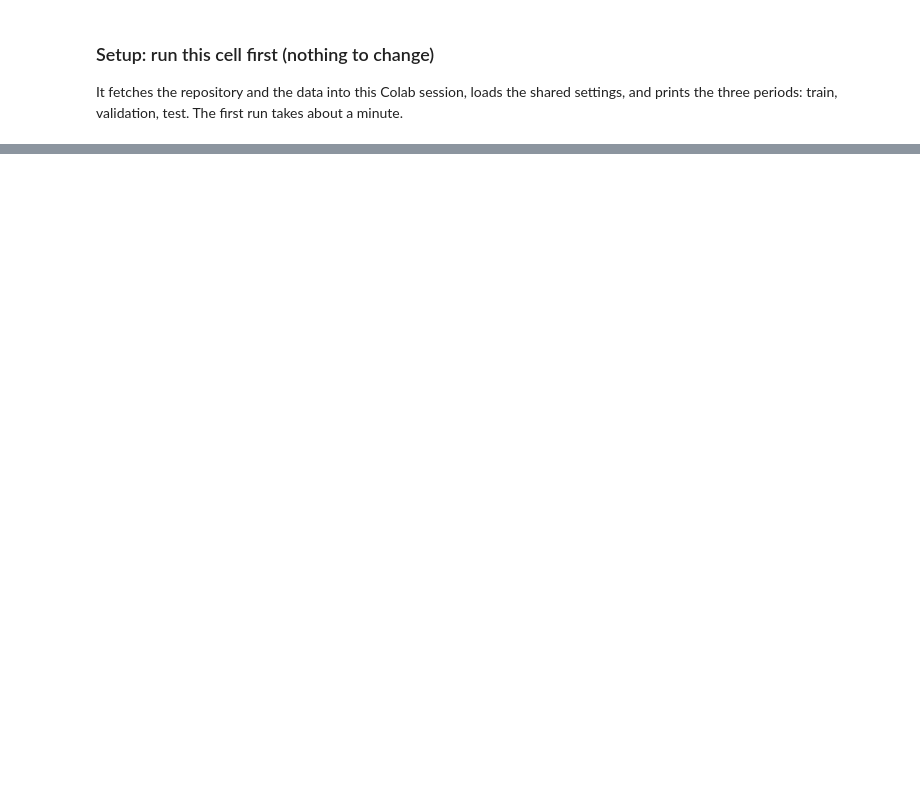
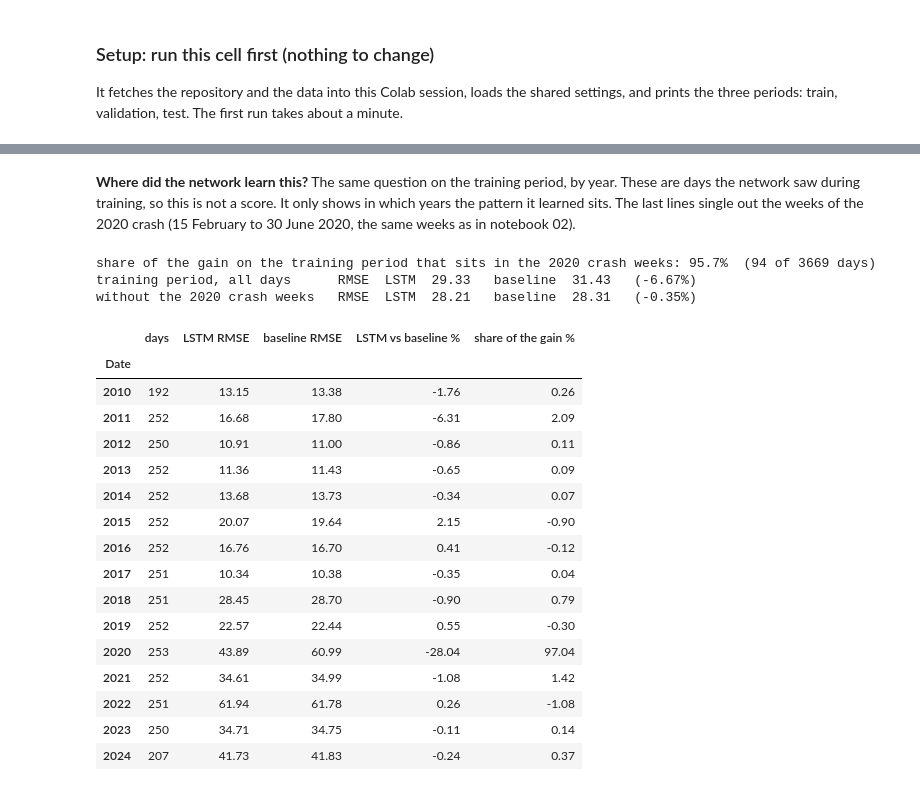
Before and after one commit to Makkaii7/sp500-forecasting, a Jupyter notebook: models/lstm.ipynb, the cells around one changed output, grey strips where cells are left out. Cells and saved outputs as stored; diff of their text form; code cells hidden in the pictures; blank space fills up the shorter version.

```diff
--- a/models/lstm.ipynb
+++ b/models/lstm.ipynb
@@ -186,0 +471,28 @@ _your text_
+# %%
+def by_period(pred_price, actual, baseline, freq):
+    # For each month ("M") or year ("Y"): RMSE of the LSTM and of the baseline, and the period's share of the total gain.
+    sq_l, sq_b = (actual - pred_price) ** 2, (actual - baseline) ** 2            # squared errors in index points
+    g = pd.DataFrame({"l": sq_l, "b": sq_b}).groupby(actual.index.to_period(freq))
+    out = pd.DataFrame({"days": g.size(), "LSTM RMSE": np.sqrt(g["l"].mean()), "baseline RMSE": np.sqrt(g["b"].mean())})
+    out["LSTM vs baseline %"] = (out["LSTM RMSE"] / out["baseline RMSE"] - 1) * 100
+    out["share of the gain %"] = (g["b"].sum() - g["l"].sum()) / (sq_b.sum() - sq_l.sum()) * 100
+    return out
+
+def vs_baseline(pred_return, days):
+    # RMSE of a forecast and of the baseline on the given validation days (index points), and the difference in %.
+    price = common.to_price(pred_return, df)
+    l, b = common.rmse(actual_val.loc[days], price.loc[days]), common.rmse(actual_val.loc[days], baseline_val.loc[days])
+    return l, b, (l / b - 1) * 100
+
+months = by_period(val_price, actual_val, baseline_val, "M")
+top_month = months["share of the gain %"].idxmax()                   # the month that earned the most
+in_top = val.index.to_period("M") == top_month
+other_days = val.index[~in_top]
+print(f"month with the largest share of the gain: {top_month}  ({months.loc[top_month, 'share of the gain %']:.1f}% of it, in {in_top.sum()} of {len(val)} days)")
+for name, days in [("all days", val.index), (f"{top_month} only", val.index[in_top]), (f"without {top_month}", other_days)]:
+    l, b, pct = vs_baseline(vp, days)
+    print(f"{name:18s} {len(days):3d} days   RMSE  LSTM {l:7.2f}   baseline {b:7.2f}   ({pct:+.2f}%)")
+gain_by_day = (actual_val - baseline_val) ** 2 - (actual_val - val_price) ** 2
+top5 = gain_by_day.sort_values(ascending=False).iloc[:5]
+print(f"the 5 days with the largest gain carry {top5.sum() / gain_by_day.sum() * 100:.0f}% of the total gain: " + ", ".join(str(d.date()) for d in sorted(top5.index)))
+months.round(2)
@@ -186,0 +571,39 @@ _your text_
+# %% [markdown]
+**Where did the network learn this?** The same question on the training period, by year. These are days
+the network saw during training, so this is not a score. It only shows in which years the pattern it
+learned sits. The last lines single out the weeks of the 2020 crash (15 February to 30 June 2020, the
+same weeks as in notebook 02).
+# %%
+train_pred = pd.Series(unscale(chosen["model"].predict(X_tr_b, verbose=0), chosen["scaler"]), index=train.index[best["window"]:])
+train_price = common.to_price(train_pred, df)
+actual_train = common.actual_price(train_pred.index, df)
+baseline_train = common.last_value_baseline(train_pred.index, df)
+years = by_period(train_price, actual_train, baseline_train, "Y")
+crash = (train_pred.index >= "2020-02-15") & (train_pred.index <= "2020-06-30")
+gain_train = (actual_train - baseline_train) ** 2 - (actual_train - train_price) ** 2
+print(f"share of the gain on the training period that sits in the 2020 crash weeks: {gain_train[crash].sum() / gain_train.sum() * 100:.1f}%  ({crash.sum()} of {len(crash)} days)")
+for name, days in [("training period, all days", train_pred.index), ("without the 2020 crash weeks", train_pred.index[~crash])]:
+    l, b = common.rmse(actual_train.loc[days], train_price.loc[days]), common.rmse(actual_train.loc[days], baseline_train.loc[days])
+    print(f"{name:30s} RMSE  LSTM {l:6.2f}   baseline {b:6.2f}   ({(l / b - 1) * 100:+.2f}%)")
+years.round(2)
+# %% [output]
+share of the gain on the training period that sits in the 2020 crash weeks: 95.7%  (94 of 3669 days)
+training period, all days      RMSE  LSTM  29.33   baseline  31.43   (-6.67%)
+without the 2020 crash weeks   RMSE  LSTM  28.21   baseline  28.31   (-0.35%)
+|  | days | LSTM RMSE | baseline RMSE | LSTM vs baseline % | share of the gain % |
+| Date |  |  |  |  |  |
+| 2010 | 192 | 13.15 | 13.38 | -1.76 | 0.26 |
+| 2011 | 252 | 16.68 | 17.80 | -6.31 | 2.09 |
+| 2012 | 250 | 10.91 | 11.00 | -0.86 | 0.11 |
+| 2013 | 252 | 11.36 | 11.43 | -0.65 | 0.09 |
+| 2014 | 252 | 13.68 | 13.73 | -0.34 | 0.07 |
+| 2015 | 252 | 20.07 | 19.64 | 2.15 | -0.90 |
+| 2016 | 252 | 16.76 | 16.70 | 0.41 | -0.12 |
+| 2017 | 251 | 10.34 | 10.38 | -0.35 | 0.04 |
+| 2018 | 251 | 28.45 | 28.70 | -0.90 | 0.79 |
+| 2019 | 252 | 22.57 | 22.44 | 0.55 | -0.30 |
+| 2020 | 253 | 43.89 | 60.99 | -28.04 | 97.04 |
+| 2021 | 252 | 34.61 | 34.99 | -1.08 | 1.42 |
+| 2022 | 251 | 61.94 | 61.78 | 0.26 | -1.08 |
+| 2023 | 250 | 34.71 | 34.75 | -0.11 | 0.14 |
+| 2024 | 207 | 41.73 | 41.83 | -0.24 | 0.37 |
```
Also changed, not shown: parts of 40 cells of this notebook, 3 other files.
